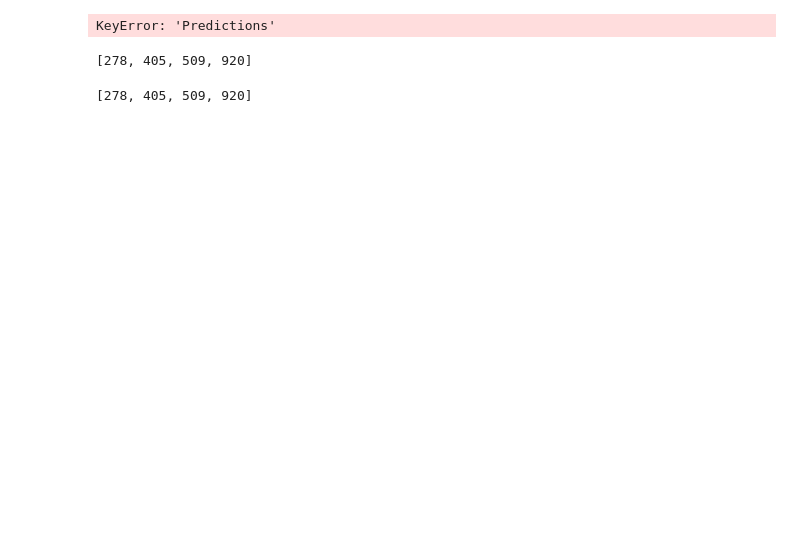
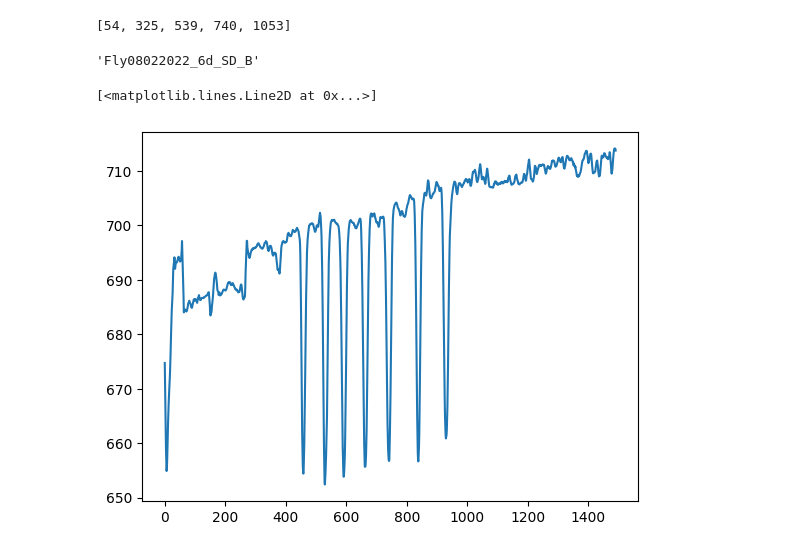
Before and after one commit to mfkeles/FruitFlyVideo, a Jupyter notebook: Peak_Detection/filter_and_extract_predictions.ipynb, the cells around one changed output. Cells and saved outputs as stored; diff of their text form; code cells hidden in the pictures; blank space fills up the shorter version.

Commit message:
added methods to filter the predictions

```diff
--- a/Peak_Detection/filter_and_extract_predictions.ipynb
+++ b/Peak_Detection/filter_and_extract_predictions.ipynb
@@ -526,7 +526,7 @@ def slice_correct_annotation(bouts_dict_filt):
             if row['Annotation']:  # Assuming Annotation is a boolean flag
                 start = int(row['start_index'])
                 new_start = start + int(row['StartIndex'])
-                new_stop = new_start + int(row['EndIndex'])
+                new_stop = start + int(row['EndIndex'])
 
                 # Update start and stop index
                 modified_row['start_index'] = new_start
@@ -538,7 +538,7 @@ def slice_correct_annotation(bouts_dict_filt):
                         old_list = row[col]
                         modified_row[col] = old_list[int(row['StartIndex']):int(row['EndIndex']) + 1]
             else:
-                continue
+                modified_row = row.copy()
 
             modified_rows.append(modified_row)
 
@@ -671,15 +681,16 @@ for fly in fly_db.fly_data:
 
     fly.peak_index = group_pred_idx
     fly.peak_values = group_pred_val
-# %% [output]
-KeyError: 'Predictions'
 # %%
-fly_db.fly_data[0].peak_index
+fly_db.fly_data[3].peak_index
+# %% [output]
+[54, 325, 539, 740, 1053]
-# %%
-group_pred_idx
-# %% [output]
-[278, 405, 509, 920]
-# %%
-group_pred_idx
-# %% [output]
-[278, 405, 509, 920]
+# %%
+fly_db.fly_data[3].name
+# %% [output]
+'Fly08022022_6d_SD_B'
+# %%
+plt.plot(bouts_edited_dict[fly_db.fly_data[0].name]['distance.origin-prob'][fly_db.fly_data[0].trial_id])
+# %% [output]
+[<matplotlib.lines.Line2D at 0x...>]
+[figure, added]
```
Also changed, not shown: parts of 6 cells of this notebook, 2 other files.
